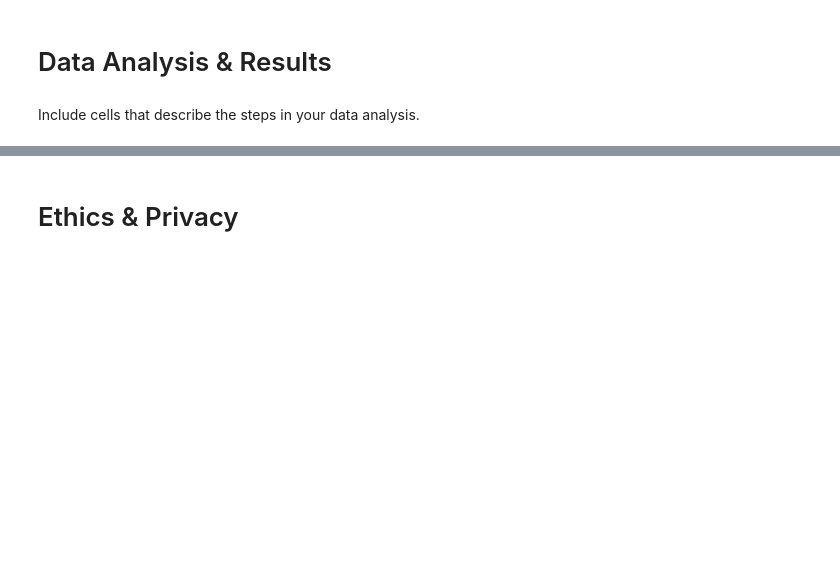
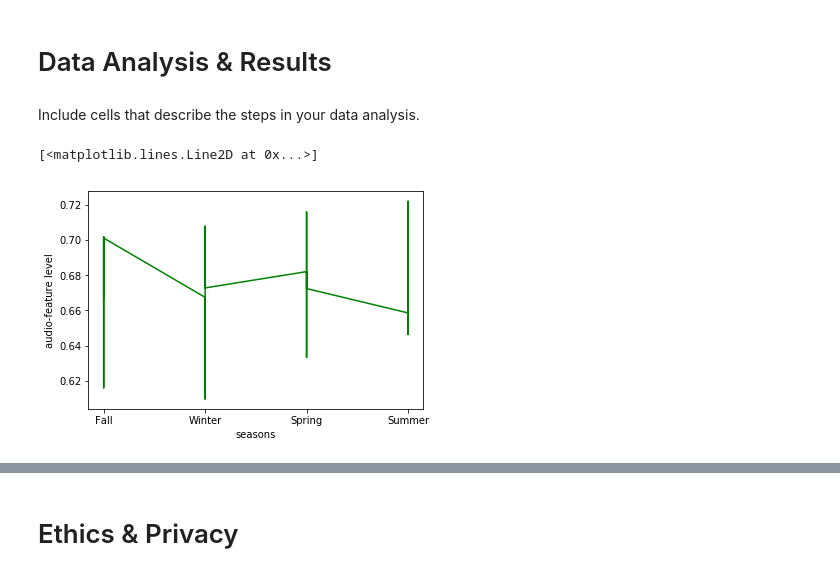
Before and after one commit to ajt025/Moodsic, a Jupyter notebook: FinalProject.ipynb, the cells around one changed output, grey strips where cells are left out. Cells and saved outputs as stored; diff of their text form; code cells hidden in the pictures; blank space fills up the shorter version.

```diff
--- a/FinalProject.ipynb
+++ b/FinalProject.ipynb
@@ -55,3 +141,30 @@ If you plan to use multiple datasets, add 1-2 sentences about how you plan to co
+# %%
+# ORGANIZED DATAFRAME INTO SEASONS #
+seasonNum = []
+season = []
+# Add Season column
+for i in range(len(df1)):
+    day = df1.iloc[i]
+    if day['Month'] in [9, 10, 11]:
+        seasonNum.append(0)
+        season.append('Fall')
+    elif day['Month'] in [12, 1, 2]:
+        seasonNum.append(1)
+        season.append('Winter')
+    elif day['Month'] in [3, 4, 5]:
+        seasonNum.append(2)
+        season.append('Spring')
+    else:
+        seasonNum.append(3)
+        season.append('Summer')
+df1['SeasonNum'] = seasonNum
+df1['Season'] = season
+
+df_2017 = df1.head(344)
+df_2017 = df_2017.sort_values(by=['SeasonNum', 'Date'])
+
+df_2018 = df1.tail(363)
+df_2018 = df_2018.sort_values(by=['SeasonNum', 'Date'])
 # %% [markdown]
 # Data Cleaning
 # %% [markdown]
@@ -68,0 +207,15 @@ Include cells that describe the steps in your data analysis.
+# %%
+# LINE PLOT #
+
+days = df_2018['Month']
+seasons = df_2018['Season']
+danceability = df_2018['danceability']
+#plt.xticks(np.arange(1,len(df_2018),90))
+#plt.xticks(np.arange(1,len(season),1)
+#plt.xticks(days)
+plt.xlabel("seasons")
+plt.ylabel("audio-feature level")
+plt.plot(seasons, danceability,color='green')
+# %% [output]
+[<matplotlib.lines.Line2D at 0x...>]
+[figure, added]
```
Also changed, not shown: parts of 18 cells of this notebook, 1 other file.
